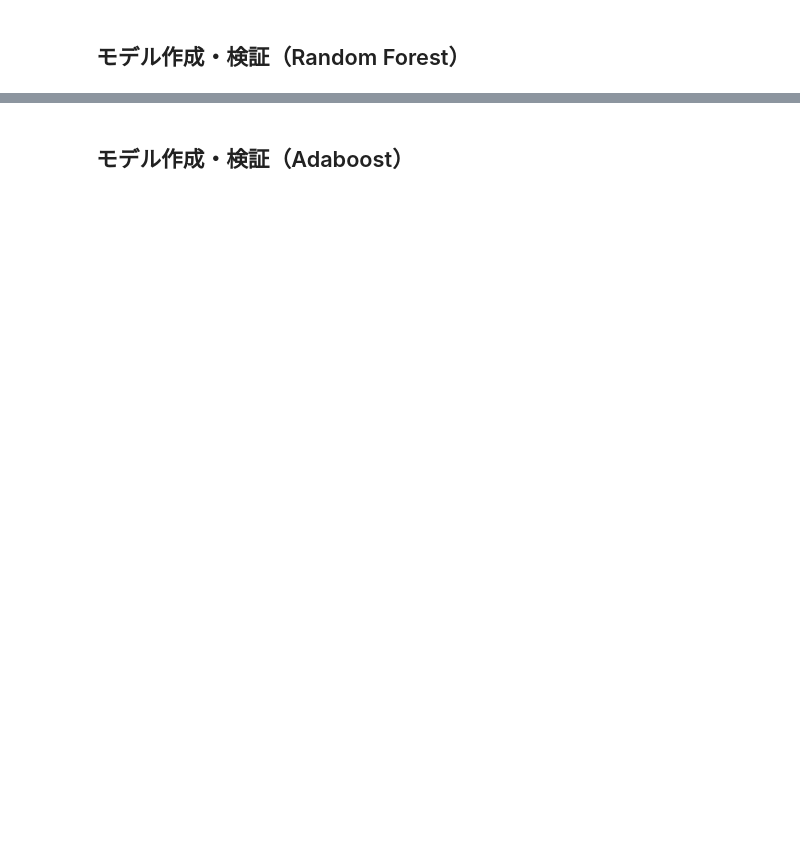
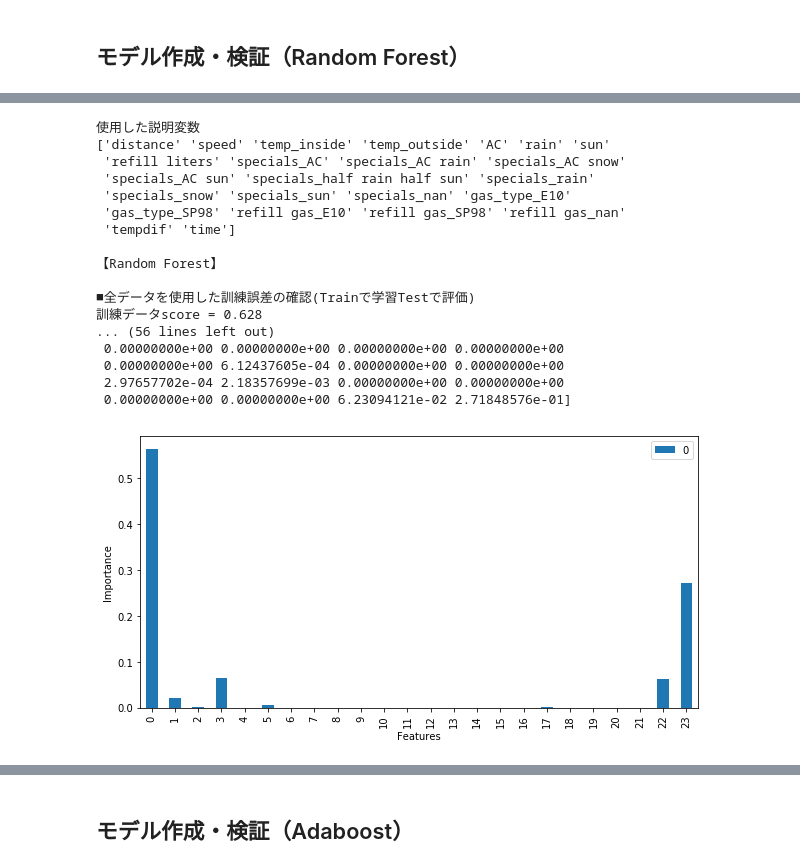
Before and after one commit to shinjinakatamari/practice, a Jupyter notebook: DAY3_work_shinjinakatamari.ipynb, the cells around one changed output, grey strips where cells are left out. Cells and saved outputs as stored; diff of their text form; code cells hidden in the pictures; blank space fills up the shorter version.

```diff
--- a/DAY3_work_shinjinakatamari.ipynb
+++ b/DAY3_work_shinjinakatamari.ipynb
@@ -746 +1124,28 @@ SyntaxError: invalid syntax (<ipython-input-36-0d23c5f60488>, line 53)
+# %%
+def ModelVerificationRandomForest(X, y, df):
+    print("\n【Random Forest】")
+
+    #スコア比較のためのデータ分割
+    X_train, X_test, y_train, y_test = Comparison(X, y)
+
+    regr = RandomForestRegressor(max_depth=2, random_state=0, n_estimators=100)
+    regr.fit(X_train, y_train)
+    #RandomForestRegressor(bootstrap=True, criterion='mse', max_depth=2,
+    #       max_features='auto', max_leaf_nodes=None,
+    #       min_impurity_decrease=0.0, min_impurity_split=None,
+    #       min_samples_leaf=1, min_samples_split=2,
+    #       min_weight_fraction_leaf=0.0, n_estimators=100, n_jobs=None,
+    #       oob_score=False, random_state=0, verbose=0, warm_start=False)
+    alldatascore(X_train, X_test, y_train, y_test, regr)
+    holdout(X_train, y_train, regr)
+    CrossValidation(X_train, y_train, regr)
+
+    # 説明変数の重要度を出力する
+    # scikit-learnで算出される重要度は、ある説明変数による不純度の減少量合計である。
+    print("\n■説明変数の重要度の確認")
+    print("\n", regr.feature_importances_)
+    pd.DataFrame(regr.feature_importances_, index=df.columns.name).plot.bar(figsize=(10,5))
+    plt.ylabel("Importance")
+    plt.xlabel("Features")
+    plt.show()
 # %%
@@ -776,0 +1183,32 @@ RMSE = 0.661
+# %%
+#データ2全ての説明変数を使用したデータ
+y = df2["consume"].values
+
+xcol = df2.columns.values
+
+xcol = np.delete(xcol,1)
+print("使用した説明変数")
+print(xcol)
+
+X = df2[xcol].values
+
+ModelVerificationRandomForest(X, y, df2)
+# %% [output]
+使用した説明変数
+['distance' 'speed' 'temp_inside' 'temp_outside' 'AC' 'rain' 'sun'
+ 'refill liters' 'specials_AC' 'specials_AC rain' 'specials_AC snow'
+ 'specials_AC sun' 'specials_half rain half sun' 'specials_rain'
+ 'specials_snow' 'specials_sun' 'specials_nan' 'gas_type_E10'
+ 'gas_type_SP98' 'refill gas_E10' 'refill gas_SP98' 'refill gas_nan'
+ 'tempdif' 'time']
+
+【Random Forest】
+
+■全データを使用した訓練誤差の確認(Trainで学習Testで評価)
+訓練データscore = 0.628
+... (56 lines left out)
+ 0.00000000e+00 0.00000000e+00 0.00000000e+00 0.00000000e+00
+ 0.00000000e+00 6.12437605e-04 0.00000000e+00 0.00000000e+00
+ 2.97657702e-04 2.18357699e-03 0.00000000e+00 0.00000000e+00
+ 0.00000000e+00 0.00000000e+00 6.23094121e-02 2.71848576e-01]
+[figure, added]
```
Also changed, not shown: parts of 52 cells of this notebook.
